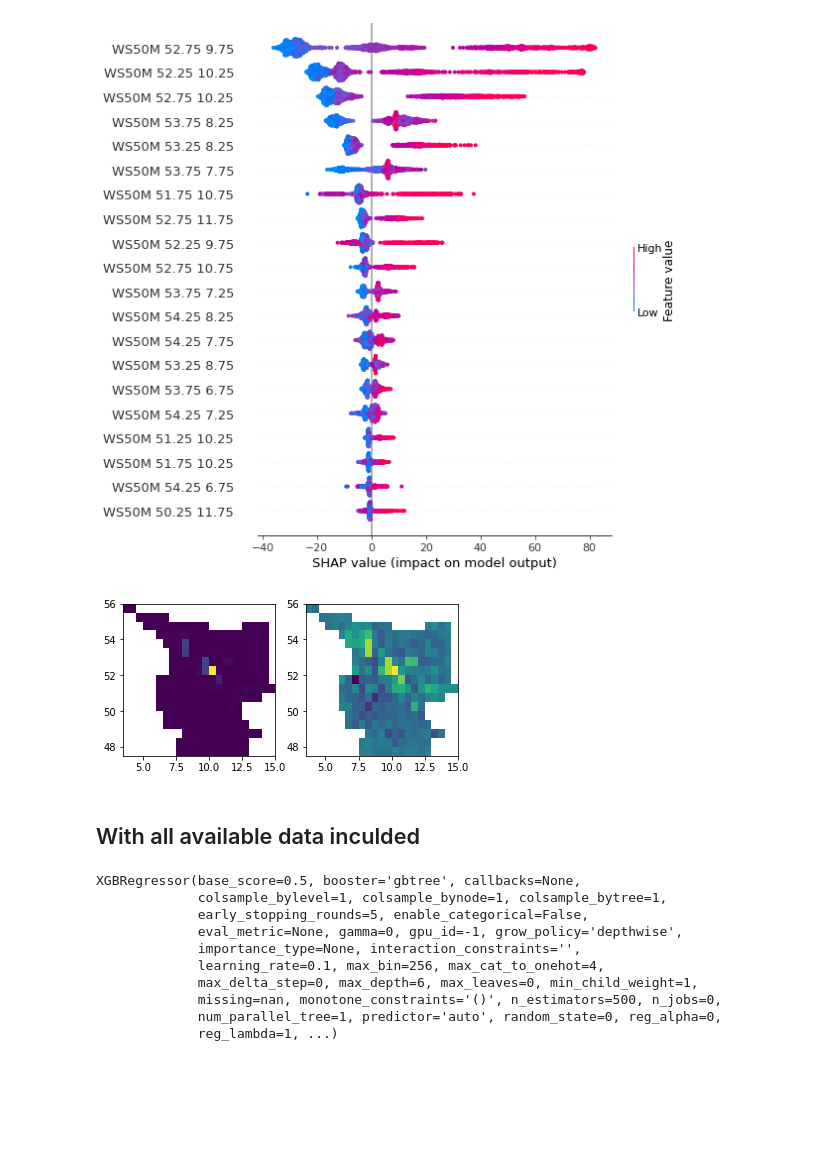
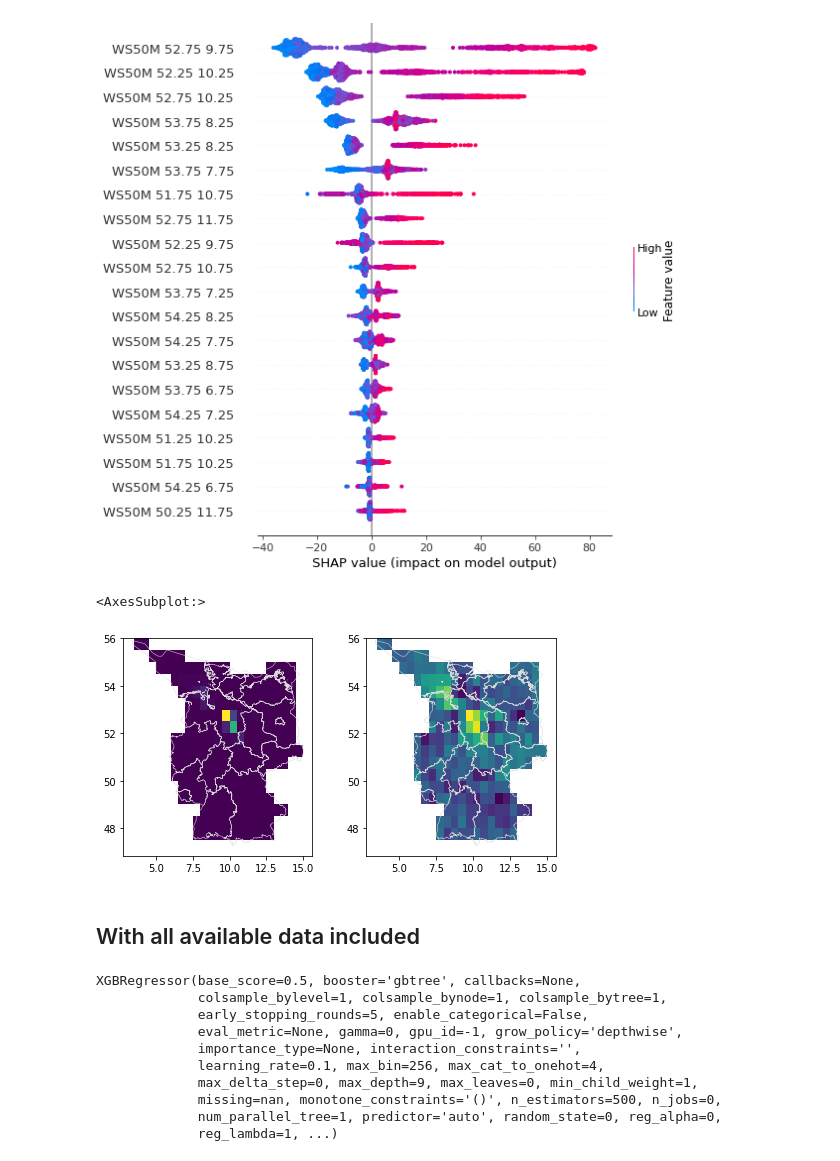
Before and after one commit to niko-nikolay/RenewableEnergyForecastML, a Jupyter notebook: notebooks/learn_data.ipynb, the cells around one changed output. Cells and saved outputs as stored; diff of their text form; code cells hidden in the pictures; blank space fills up the shorter version.

Commit message:
Changed the plotting command to overlay shape of germany

```diff
--- a/notebooks/learn_data.ipynb
+++ b/notebooks/learn_data.ipynb
@@ -339,31 +295,0 @@ f_map
-# %%
-res = 0.5
-LAT_map, LON_map = np.meshgrid(np.arange(feature_importance_per_allsky_map.LAT.min(), feature_importance_per_allsky_map.LAT.max()+res, res),
-                               np.arange(feature_importance_per_allsky_map.LON.min(), feature_importance_per_allsky_map.LON.max()+res, res))
-
-IMP_map = np.zeros(len(LAT_map.ravel()))
-
-tst=0
-for i, (LAT, LON) in enumerate(zip(LAT_map.ravel(), LON_map.ravel())):
-    df = feature_importance_per_allsky_map[(feature_importance_per_allsky_map.LAT == LAT) & (feature_importance_per_allsky_map.LON == LON)]
-    if df.empty:
-        IMP_map[i] = np.nan
-    else:
-        IMP_map[i] = df.importances_mean
-        tst+=1
-
-IMP_map = IMP_map.reshape(LAT_map.shape)
-
-fig, ax = plt.subplots(1,2)
-
-ax[0].pcolormesh(LON_map, LAT_map, IMP_map)
-ratio = 1.0
-x_left, x_right = ax[0].get_xlim()
-y_low, y_high = ax[0].get_ylim()
-ax[0].set_aspect(abs((x_right-x_left)/(y_low-y_high))*ratio)
-
-#with np.errstate(invalid='ignore'):
-ax[1].pcolormesh(LON_map, LAT_map, np.sqrt(IMP_map))
-x_left, x_right = ax[1].get_xlim()
-y_low, y_high = ax[1].get_ylim()
-ax[1].set_aspect(abs((x_right-x_left)/(y_low-y_high))*ratio)
@@ -483,7 +408,7 @@ shap.summary_plot(shap_values, X_train)
 [figure]
 # %%
 # get feature impotance from regressor
-feature_importance = wind_regressor.get_booster().get_score(importance_type='total_gain')
+feature_importance = wind_stationary_regressor.get_booster().get_score(importance_type='total_gain')
 
 # make a data frame with feature importances
 feature_importance = pd.DataFrame.from_dict(feature_importance, orient='index', columns=["total_gain"]).sort_values(by = "total_gain", ascending=False)
@@ -498,37 +423,41 @@ feature_importance_ws50m_map = pd.DataFrame(feature_importance_ws50m_map, column
 
 
 res = 0.5
 LAT_map, LON_map = np.meshgrid(np.arange(feature_importance_ws50m_map.LAT.min(), feature_importance_ws50m_map.LAT.max()+res, res),
                                np.arange(feature_importance_ws50m_map.LON.min(), feature_importance_ws50m_map.LON.max()+res, res))
 
 IMP_map = np.zeros(len(LAT_map.ravel()))
 
 for i, (LAT, LON) in enumerate(zip(LAT_map.ravel(), LON_map.ravel())):
     df = feature_importance_ws50m_map[(feature_importance_ws50m_map.LAT == LAT) & (feature_importance_ws50m_map.LON == LON)]
     if df.empty:
         IMP_map[i] = np.nan
     else:
         IMP_map[i] = df.importance
 
 IMP_map = IMP_map.reshape(LAT_map.shape)
 
-fig, ax = plt.subplots(1,2)
+fig, ax = plt.subplots(1,2, figsize=[8,4])
+shape_ger = gpd.read_file("../data/shape_ger_complete.shp")
 
 ax[0].pcolormesh(LON_map, LAT_map, IMP_map)
 
 ratio = 1.0
 x_left, x_right = ax[0].get_xlim()
 y_low, y_high = ax[0].get_ylim()
 ax[0].set_aspect(abs((x_right-x_left)/(y_low-y_high))*ratio)
+shape_ger.plot(color="none", edgecolor='gainsboro', ax=ax[0], linewidth=.5)
 
 ax[1].pcolormesh(LON_map, LAT_map, np.log(IMP_map))
 x_left, x_right = ax[1].get_xlim()
 y_low, y_high = ax[1].get_ylim()
 ax[1].set_aspect(abs((x_right-x_left)/(y_low-y_high))*ratio)
+shape_ger.plot(color="none", edgecolor='gainsboro', ax=ax[1], linewidth=.5)
 # %% [output]
+<AxesSubplot:>
-[figure, old version]
+[figure, new version]
 # %% [markdown]
-## With all available data inculded
+## With all available data included
 # %%
 X = weather_electricity.iloc[:,:-2]
 y = weather_electricity.Wind
@@ -537,7 +466,8 @@ X_train, X_test, y_train, y_test = train_test_split(X, y, shuffle=False, train_s
 data = data_conditioning(X_train, X_test, y_train, y_test)
 y_train_stationary, y_test_stationary = data.y_train_stationary, data.y_test_stationary
 
-wind_stationary_regressor = xgb.XGBRegressor(n_estimators=500, early_stopping_rounds=5, learning_rate=0.1)
+# a higher max_depth is needed so that all WS50M features have a importance > 0
+wind_stationary_regressor = xgb.XGBRegressor(n_estimators=500, early_stopping_rounds=5, learning_rate=0.1, max_depth = 9)
 wind_stationary_regressor.fit(X_train, y_train_stationary,
                               eval_set=[(X_test, y_test_stationary)],
                               verbose=False)
@@ -548,7 +478,7 @@ XGBRegressor(base_score=0.5, booster='gbtree', callbacks=None,
              eval_metric=None, gamma=0, gpu_id=-1, grow_policy='depthwise',
              importance_type=None, interaction_constraints='',
              learning_rate=0.1, max_bin=256, max_cat_to_onehot=4,
-             max_delta_step=0, max_depth=6, max_leaves=0, min_child_weight=1,
+             max_delta_step=0, max_depth=9, max_leaves=0, min_child_weight=1,
              missing=nan, monotone_constraints='()', n_estimators=500, n_jobs=0,
              num_parallel_tree=1, predictor='auto', random_state=0, reg_alpha=0,
              reg_lambda=1, ...)
```
Also changed, not shown: parts of 11 cells of this notebook, 1 other file.
